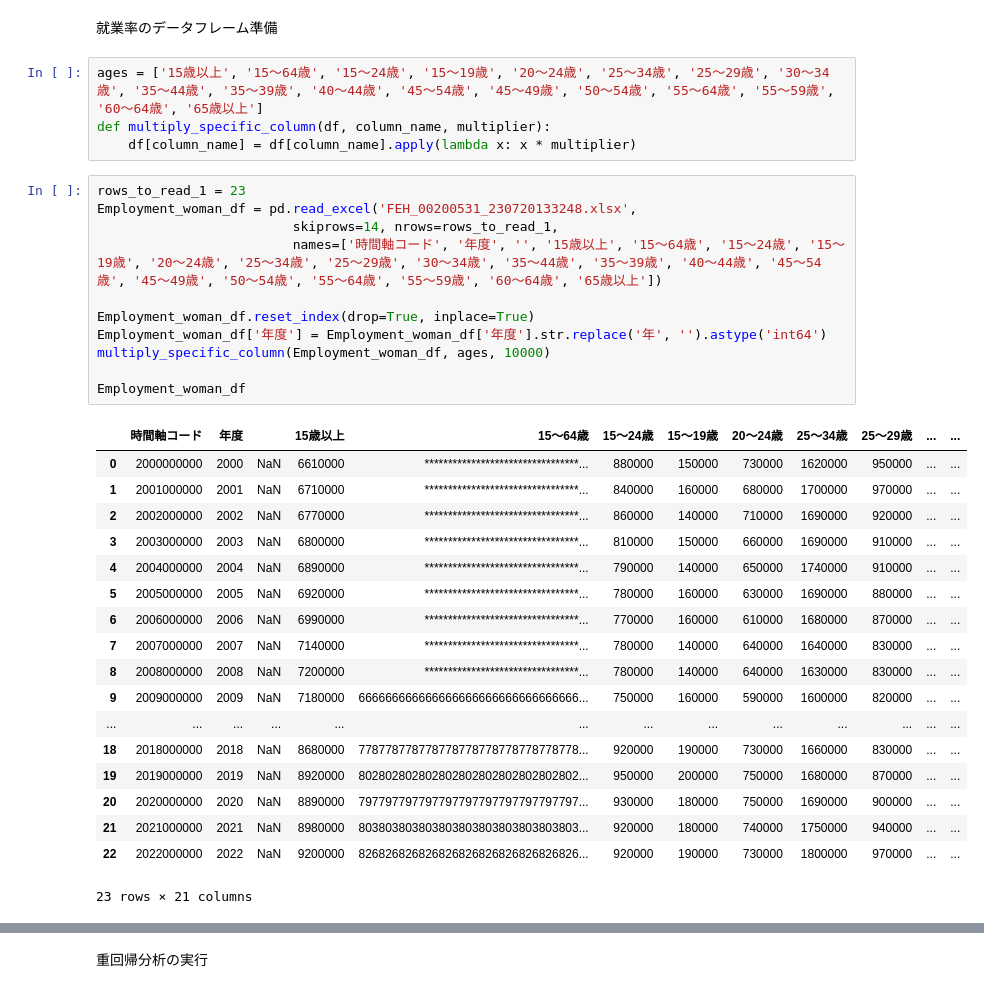
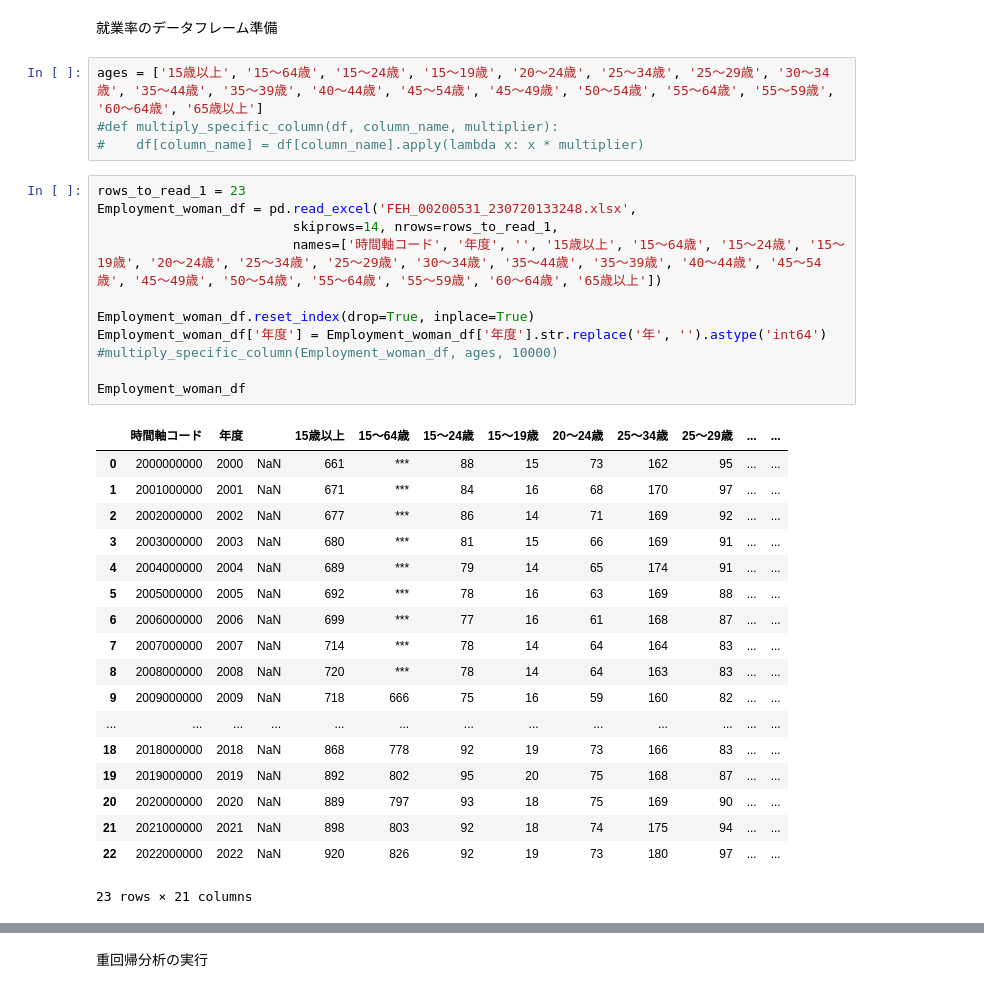
Before and after one commit to minion0101/DataScience_FEA, a Jupyter notebook: BirthRate.ipynb, the cells around one changed output, grey strips where cells are left out. Saved outputs shown, nothing was run; the diff lists cells and outputs as text.

```diff
--- a/BirthRate.ipynb
+++ b/BirthRate.ipynb
@@ -59,37 +71,37 @@ Population_df
 就業率のデータフレーム準備
 # %%
 ages = ['15歳以上', '15～64歳', '15～24歳', '15～19歳', '20～24歳', '25～34歳', '25～29歳', '30～34歳', '35～44歳', '35～39歳', '40～44歳', '45～54歳', '45～49歳', '50～54歳', '55～64歳', '55～59歳', '60～64歳', '65歳以上']
-def multiply_specific_column(df, column_name, multiplier):
-    df[column_name] = df[column_name].apply(lambda x: x * multiplier)
+#def multiply_specific_column(df, column_name, multiplier):
+#    df[column_name] = df[column_name].apply(lambda x: x * multiplier)
 # %%
 rows_to_read_1 = 23
 Employment_woman_df = pd.read_excel('FEH_00200531_230720133248.xlsx',
                          skiprows=14, nrows=rows_to_read_1,
                          names=['時間軸コード', '年度', '', '15歳以上', '15～64歳', '15～24歳', '15～19歳', '20～24歳', '25～34歳', '25～29歳', '30～34歳', '35～44歳', '35～39歳', '40～44歳', '45～54歳', '45～49歳', '50～54歳', '55～64歳', '55～59歳', '60～64歳', '65歳以上'])
 
 Employment_woman_df.reset_index(drop=True, inplace=True)
 Employment_woman_df['年度'] = Employment_woman_df['年度'].str.replace('年', '').astype('int64')
-multiply_specific_column(Employment_woman_df, ages, 10000)
+#multiply_specific_column(Employment_woman_df, ages, 10000)
 
 Employment_woman_df
 # %% [output]
 |  | 時間軸コード | 年度 |  | 15歳以上 | 15～64歳 | 15～24歳 | 15～19歳 | 20～24歳 | 25～34歳 | 25～29歳 | ... | ... |
-| 0 | 2000000000 | 2000 | NaN | 6610000 | *********************************... | 880000 | 150000 | 730000 | 1620000 | 950000 | ... | ... |
-| 1 | 2001000000 | 2001 | NaN | 6710000 | *********************************... | 840000 | 160000 | 680000 | 1700000 | 970000 | ... | ... |
-| 2 | 2002000000 | 2002 | NaN | 6770000 | *********************************... | 860000 | 140000 | 710000 | 1690000 | 920000 | ... | ... |
-| 3 | 2003000000 | 2003 | NaN | 6800000 | *********************************... | 810000 | 150000 | 660000 | 1690000 | 910000 | ... | ... |
-| 4 | 2004000000 | 2004 | NaN | 6890000 | *********************************... | 790000 | 140000 | 650000 | 1740000 | 910000 | ... | ... |
-| 5 | 2005000000 | 2005 | NaN | 6920000 | *********************************... | 780000 | 160000 | 630000 | 1690000 | 880000 | ... | ... |
-| 6 | 2006000000 | 2006 | NaN | 6990000 | *********************************... | 770000 | 160000 | 610000 | 1680000 | 870000 | ... | ... |
-| 7 | 2007000000 | 2007 | NaN | 7140000 | *********************************... | 780000 | 140000 | 640000 | 1640000 | 830000 | ... | ... |
-| 8 | 2008000000 | 2008 | NaN | 7200000 | *********************************... | 780000 | 140000 | 640000 | 1630000 | 830000 | ... | ... |
-| 9 | 2009000000 | 2009 | NaN | 7180000 | 666666666666666666666666666666666... | 750000 | 160000 | 590000 | 1600000 | 820000 | ... | ... |
+| 0 | 2000000000 | 2000 | NaN | 661 | *** | 88 | 15 | 73 | 162 | 95 | ... | ... |
+| 1 | 2001000000 | 2001 | NaN | 671 | *** | 84 | 16 | 68 | 170 | 97 | ... | ... |
+| 2 | 2002000000 | 2002 | NaN | 677 | *** | 86 | 14 | 71 | 169 | 92 | ... | ... |
+| 3 | 2003000000 | 2003 | NaN | 680 | *** | 81 | 15 | 66 | 169 | 91 | ... | ... |
+| 4 | 2004000000 | 2004 | NaN | 689 | *** | 79 | 14 | 65 | 174 | 91 | ... | ... |
+| 5 | 2005000000 | 2005 | NaN | 692 | *** | 78 | 16 | 63 | 169 | 88 | ... | ... |
+| 6 | 2006000000 | 2006 | NaN | 699 | *** | 77 | 16 | 61 | 168 | 87 | ... | ... |
+| 7 | 2007000000 | 2007 | NaN | 714 | *** | 78 | 14 | 64 | 164 | 83 | ... | ... |
+| 8 | 2008000000 | 2008 | NaN | 720 | *** | 78 | 14 | 64 | 163 | 83 | ... | ... |
+| 9 | 2009000000 | 2009 | NaN | 718 | 666 | 75 | 16 | 59 | 160 | 82 | ... | ... |
 | ... | ... | ... | ... | ... | ... | ... | ... | ... | ... | ... | ... | ... |
-| 18 | 2018000000 | 2018 | NaN | 8680000 | 778778778778778778778778778778778... | 920000 | 190000 | 730000 | 1660000 | 830000 | ... | ... |
-| 19 | 2019000000 | 2019 | NaN | 8920000 | 802802802802802802802802802802802... | 950000 | 200000 | 750000 | 1680000 | 870000 | ... | ... |
-| 20 | 2020000000 | 2020 | NaN | 8890000 | 797797797797797797797797797797797... | 930000 | 180000 | 750000 | 1690000 | 900000 | ... | ... |
-| 21 | 2021000000 | 2021 | NaN | 8980000 | 803803803803803803803803803803803... | 920000 | 180000 | 740000 | 1750000 | 940000 | ... | ... |
-| 22 | 2022000000 | 2022 | NaN | 9200000 | 826826826826826826826826826826826... | 920000 | 190000 | 730000 | 1800000 | 970000 | ... | ... |
+| 18 | 2018000000 | 2018 | NaN | 868 | 778 | 92 | 19 | 73 | 166 | 83 | ... | ... |
+| 19 | 2019000000 | 2019 | NaN | 892 | 802 | 95 | 20 | 75 | 168 | 87 | ... | ... |
+| 20 | 2020000000 | 2020 | NaN | 889 | 797 | 93 | 18 | 75 | 169 | 90 | ... | ... |
+| 21 | 2021000000 | 2021 | NaN | 898 | 803 | 92 | 18 | 74 | 175 | 94 | ... | ... |
+| 22 | 2022000000 | 2022 | NaN | 920 | 826 | 92 | 19 | 73 | 180 | 97 | ... | ... |
 23 rows × 21 columns
 # %%
 rows_to_read_2 = 23
```
Also changed, not shown: parts of 16 cells of this notebook, 4 other files.
